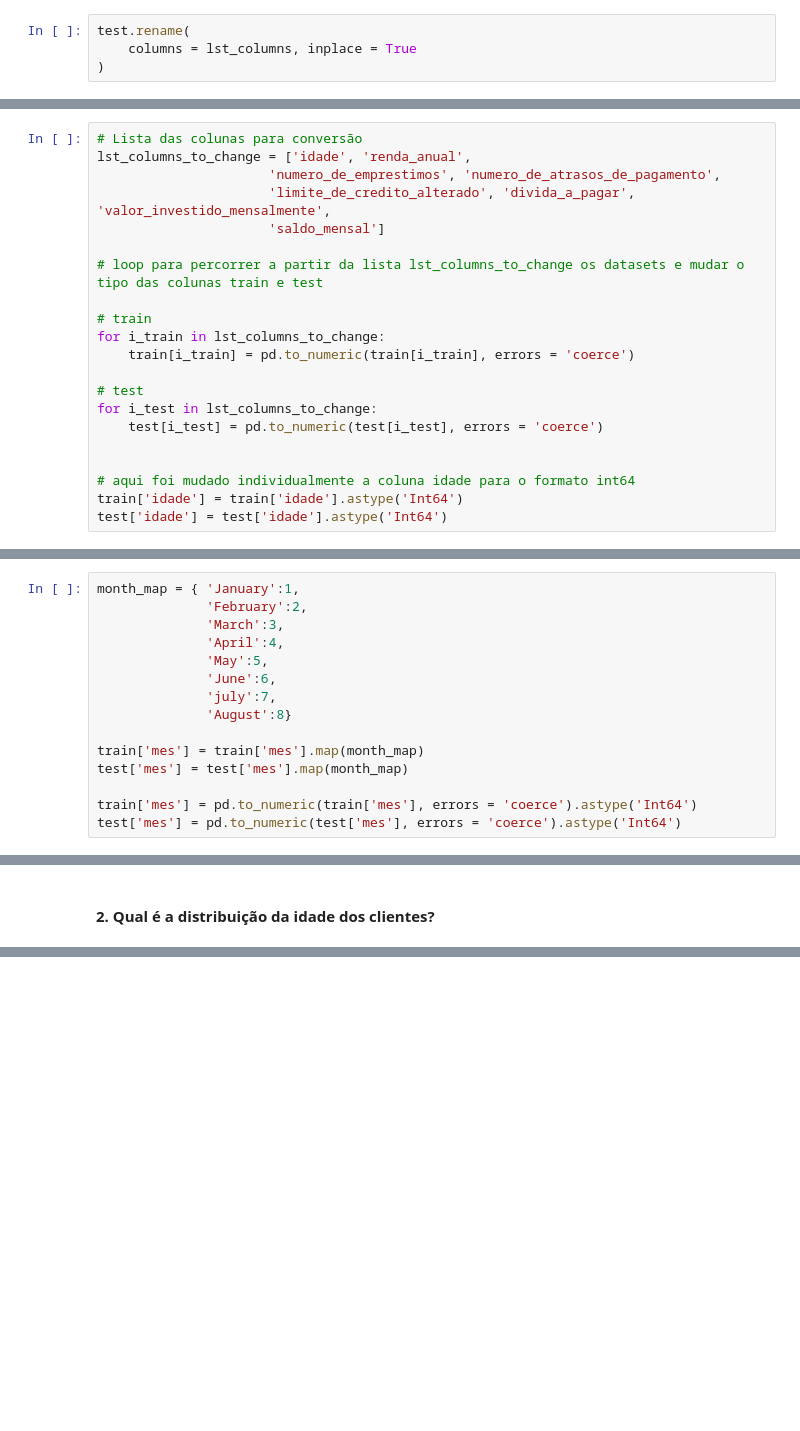
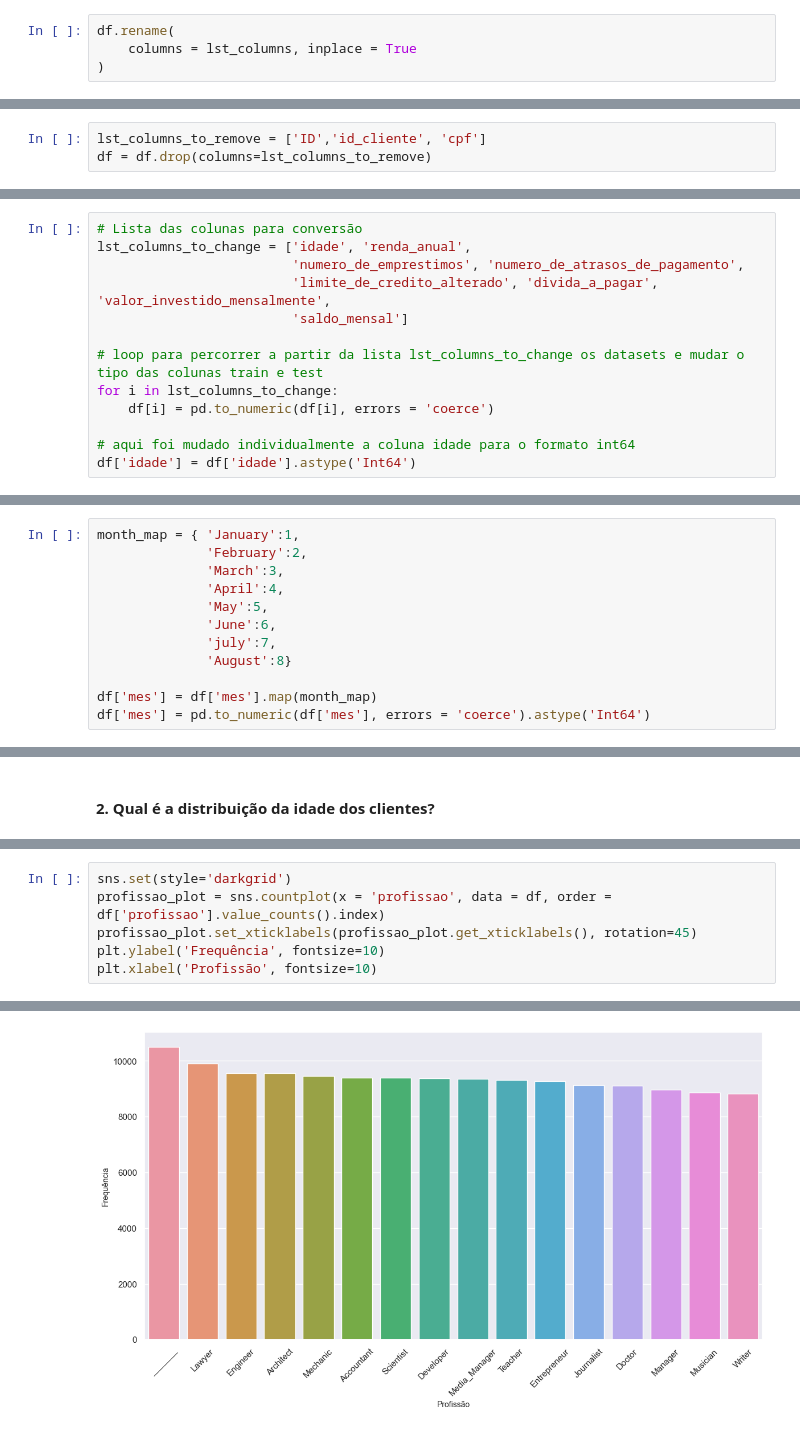
Before and after one commit to rafaelporfiriobarros/credit-score-classification, a Jupyter notebook: credit-score-classification.ipynb, the cells around one changed output, grey strips where cells are left out. Saved outputs shown, nothing was run; the diff lists cells and outputs as text; blank space fills up the shorter version.

```diff
--- a/credit-score-classification.ipynb
+++ b/credit-score-classification.ipynb
@@ -184,6 +184,6 @@ train.rename(
     columns = lst_columns, inplace = True
 )
 # %%
-test.rename(
+df.rename(
     columns = lst_columns, inplace = True
 )
@@ -190,23 +194,18 @@ test.rename(
+# %%
+lst_columns_to_remove = ['ID','id_cliente', 'cpf']
+df = df.drop(columns=lst_columns_to_remove)
 # %% [markdown]
 ### Alterar os tipos das colunas nos Datasets
 # %%
 # Lista das colunas para conversão
 lst_columns_to_change = ['idade', 'renda_anual',
-                      'numero_de_emprestimos', 'numero_de_atrasos_de_pagamento',
-                      'limite_de_credito_alterado', 'divida_a_pagar', 'valor_investido_mensalmente',
-                      'saldo_mensal']
+                         'numero_de_emprestimos', 'numero_de_atrasos_de_pagamento',
+                         'limite_de_credito_alterado', 'divida_a_pagar', 'valor_investido_mensalmente',
+                         'saldo_mensal']
 
 # loop para percorrer a partir da lista lst_columns_to_change os datasets e mudar o tipo das colunas train e test
-
-# train
-for i_train in lst_columns_to_change:
-    train[i_train] = pd.to_numeric(train[i_train], errors = 'coerce')
-
-# test
-for i_test in lst_columns_to_change:
-    test[i_test] = pd.to_numeric(test[i_test], errors = 'coerce')
-
+for i in lst_columns_to_change:
+    df[i] = pd.to_numeric(df[i], errors = 'coerce')
 
 # aqui foi mudado individualmente a coluna idade para o formato int64
-train['idade'] = train['idade'].astype('Int64')
-test['idade'] = test['idade'].astype('Int64')
+df['idade'] = df['idade'].astype('Int64')
@@ -240,8 +276,5 @@ month_map = { 'January':1,
               'july':7,
               'August':8}
 
-train['mes'] = train['mes'].map(month_map)
-test['mes'] = test['mes'].map(month_map)
-
-train['mes'] = pd.to_numeric(train['mes'], errors = 'coerce').astype('Int64')
-test['mes'] = pd.to_numeric(test['mes'], errors = 'coerce').astype('Int64')
+df['mes'] = df['mes'].map(month_map)
+df['mes'] = pd.to_numeric(df['mes'], errors = 'coerce').astype('Int64')
@@ -306,0 +321,7 @@ train.head()
+# %%
+sns.set(style='darkgrid')
+profissao_plot = sns.countplot(x = 'profissao', data = df, order = df['profissao'].value_counts().index)
+profissao_plot.set_xticklabels(profissao_plot.get_xticklabels(), rotation=45)
+plt.ylabel('Frequência', fontsize=10)
+plt.xlabel('Profissão', fontsize=10)
+# %% [output]
@@ -306,0 +329 @@ train.head()
+[figure, added]
```
Also changed, not shown: parts of 37 cells of this notebook.
